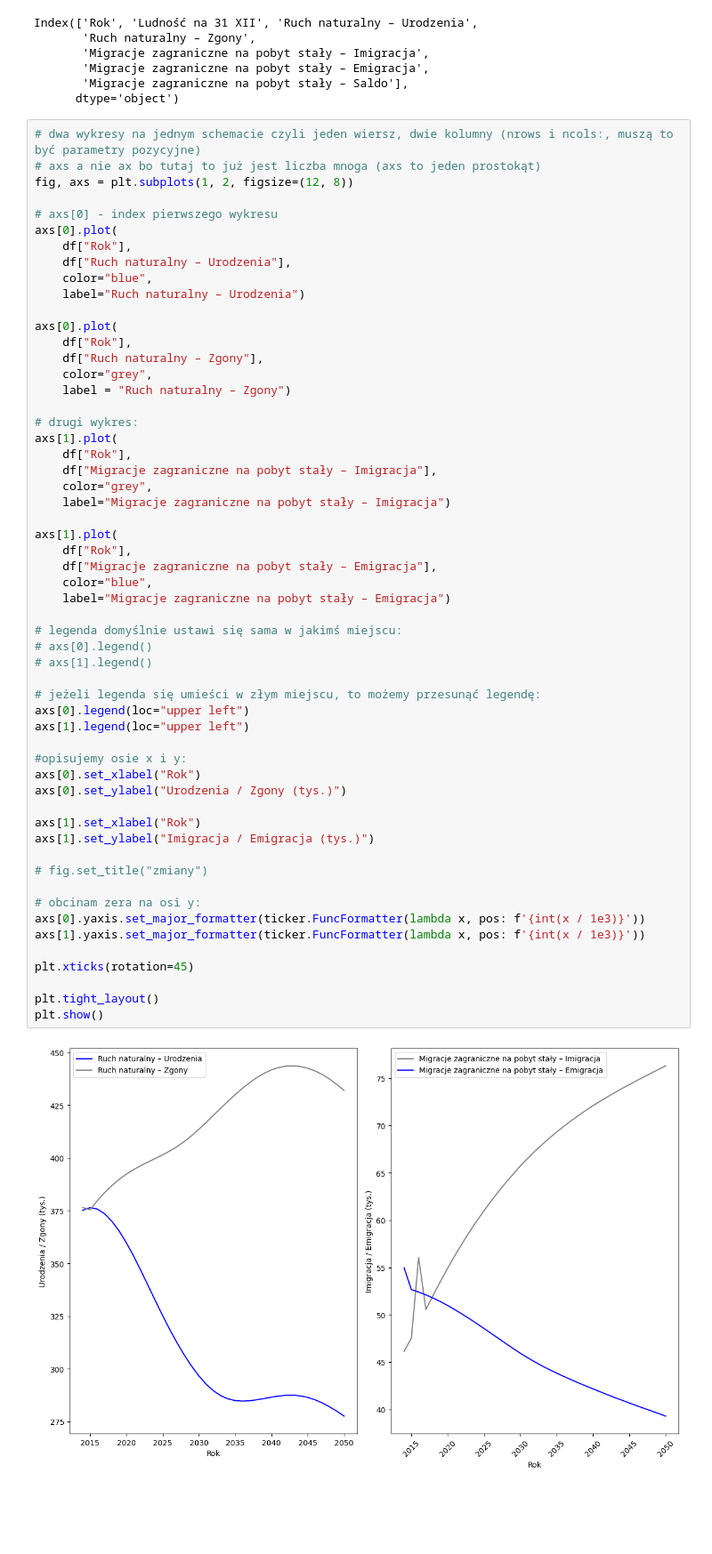
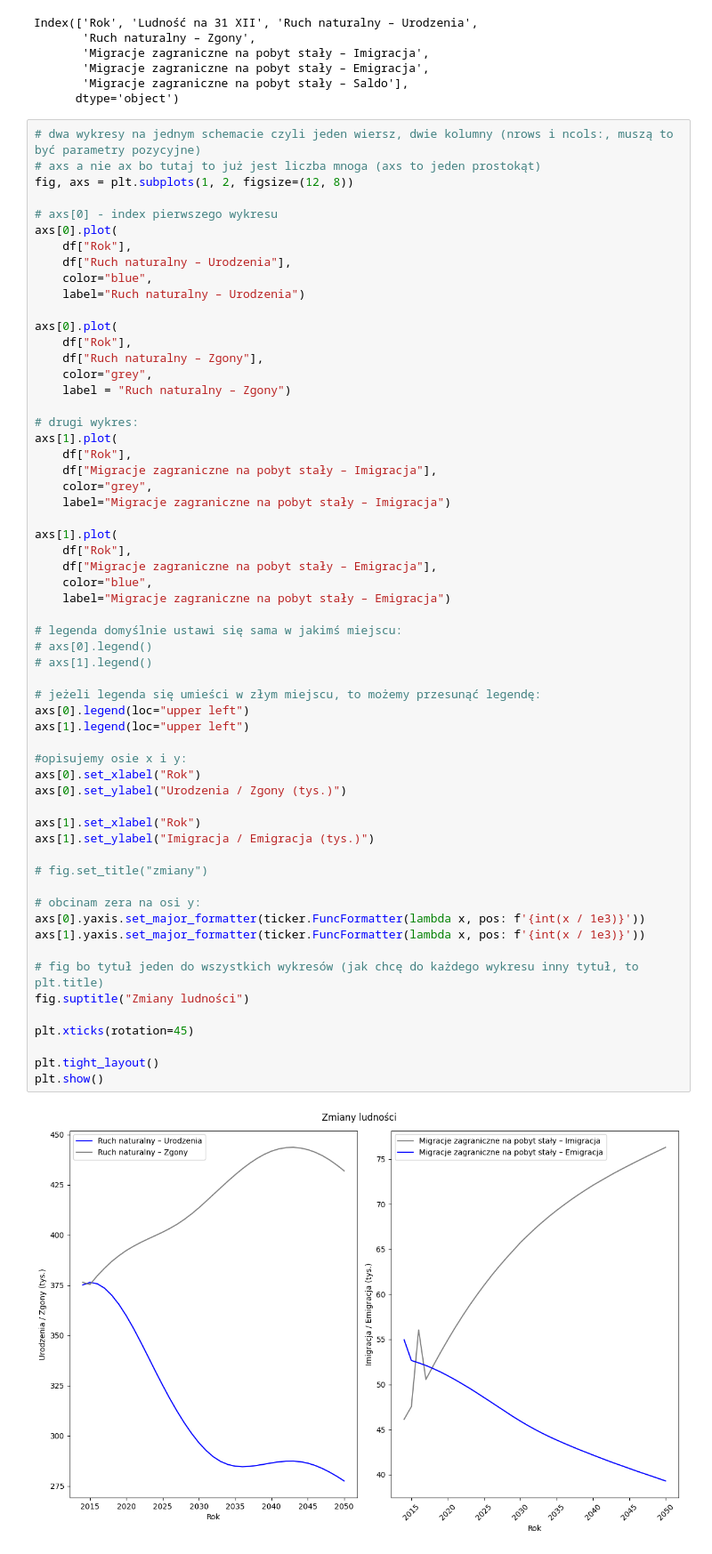
Before and after one commit to Vektor79/Zadania, a Jupyter notebook: 05_Wykresy/Materiały_na_zjazd/02_Wykresy/04_Wiele wykresów na jednym obrazku/1_Ruch naturalny i wędrówkowy.ipynb, the cells around one changed output. Shown at 89% size. Cells and saved outputs as stored; diff of their text form; blank space fills up the shorter version.

```diff
--- a/05_Wykresy/Materiały_na_zjazd/02_Wykresy/04_Wiele wykresów na jednym obrazku/1_Ruch naturalny i wędrówkowy.ipynb
+++ b/05_Wykresy/Materiały_na_zjazd/02_Wykresy/04_Wiele wykresów na jednym obrazku/1_Ruch naturalny i wędrówkowy.ipynb
@@ -98,31 +98,34 @@ axs[1].plot(
     df["Migracje zagraniczne na pobyt stały – Emigracja"],
     color="blue",
     label="Migracje zagraniczne na pobyt stały – Emigracja")
 
 # legenda domyślnie ustawi się sama w jakimś miejscu:
 # axs[0].legend()
 # axs[1].legend()
 
 # jeżeli legenda się umieści w złym miejscu, to możemy przesunąć legendę:
 axs[0].legend(loc="upper left")
 axs[1].legend(loc="upper left")
 
 #opisujemy osie x i y:
 axs[0].set_xlabel("Rok")
 axs[0].set_ylabel("Urodzenia / Zgony (tys.)")
 
 axs[1].set_xlabel("Rok")
 axs[1].set_ylabel("Imigracja / Emigracja (tys.)")
 
 # fig.set_title("zmiany")
 
 # obcinam zera na osi y:
 axs[0].yaxis.set_major_formatter(ticker.FuncFormatter(lambda x, pos: f'{int(x / 1e3)}'))
 axs[1].yaxis.set_major_formatter(ticker.FuncFormatter(lambda x, pos: f'{int(x / 1e3)}'))
 
+# fig bo tytuł jeden do wszystkich wykresów (jak chcę do każdego wykresu inny tytuł, to plt.title)
+fig.suptitle("Zmiany ludności")
+
 plt.xticks(rotation=45)
 
 plt.tight_layout()
 plt.show()
 # %% [output]
-[figure, old version]
+[figure, new version]
```
